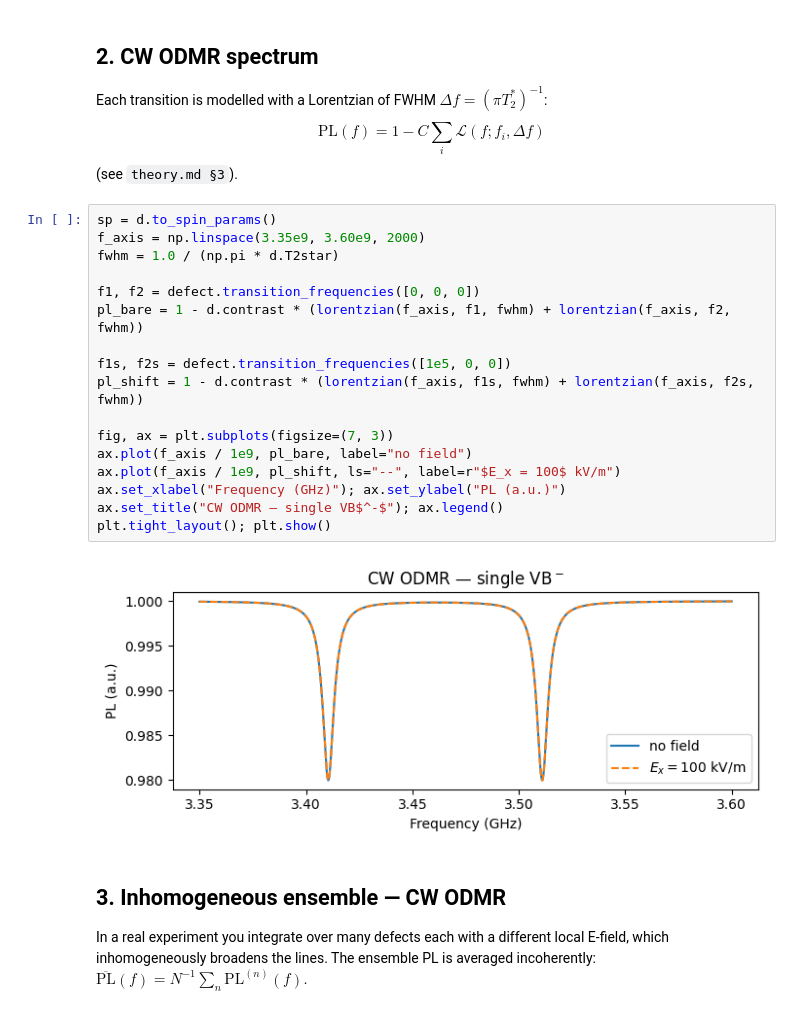
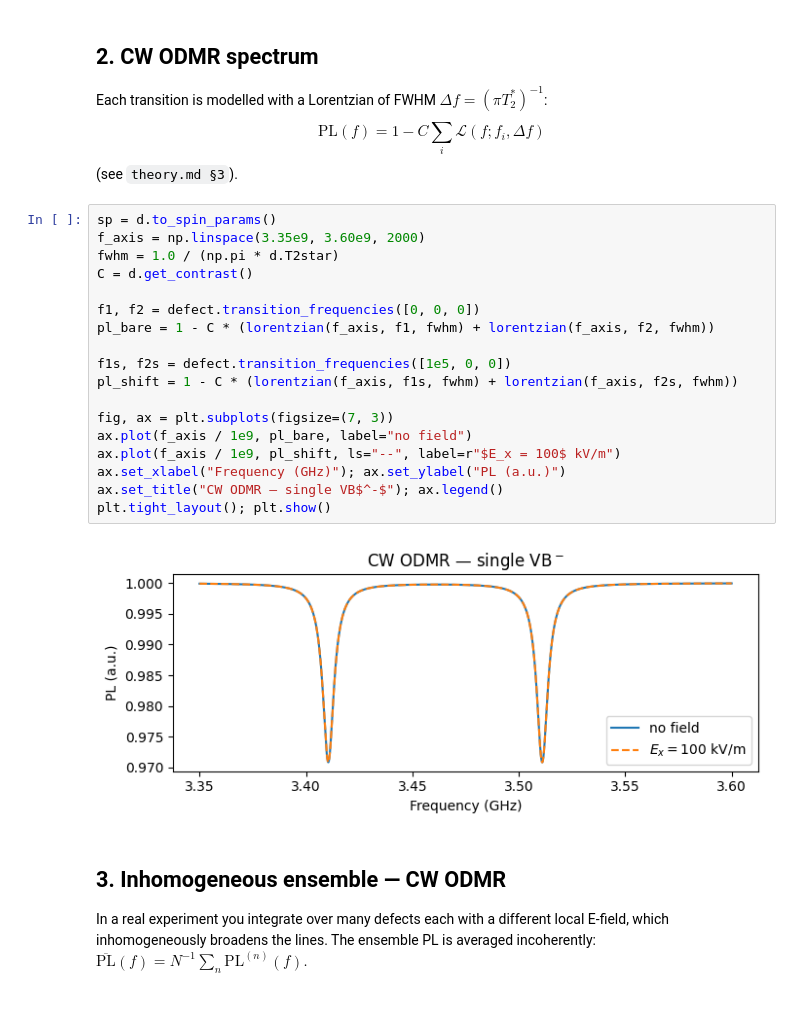
Before and after one commit to TobiasMKaufmann/SpinDefectSim, a Jupyter notebook: SpinDefectSim/quick_start.ipynb, the cells around one changed output. Drawn from its saved outputs; the diff is of its cells as text.

```diff
--- a/SpinDefectSim/quick_start.ipynb
+++ b/SpinDefectSim/quick_start.ipynb
@@ -80,22 +82,23 @@ $$\text{PL}(f) = 1 - C\sum_i \mathcal{L}(f; f_i, \Delta f)$$
 # %%
 sp = d.to_spin_params()
 f_axis = np.linspace(3.35e9, 3.60e9, 2000)
 fwhm = 1.0 / (np.pi * d.T2star)
+C = d.get_contrast()
 
 f1, f2 = defect.transition_frequencies([0, 0, 0])
-pl_bare = 1 - d.contrast * (lorentzian(f_axis, f1, fwhm) + lorentzian(f_axis, f2, fwhm))
+pl_bare = 1 - C * (lorentzian(f_axis, f1, fwhm) + lorentzian(f_axis, f2, fwhm))
 
 f1s, f2s = defect.transition_frequencies([1e5, 0, 0])
-pl_shift = 1 - d.contrast * (lorentzian(f_axis, f1s, fwhm) + lorentzian(f_axis, f2s, fwhm))
+pl_shift = 1 - C * (lorentzian(f_axis, f1s, fwhm) + lorentzian(f_axis, f2s, fwhm))
 
 fig, ax = plt.subplots(figsize=(7, 3))
 ax.plot(f_axis / 1e9, pl_bare, label="no field")
 ax.plot(f_axis / 1e9, pl_shift, ls="--", label=r"$E_x = 100$ kV/m")
 ax.set_xlabel("Frequency (GHz)"); ax.set_ylabel("PL (a.u.)")
 ax.set_title("CW ODMR — single VB$^-$"); ax.legend()
 plt.tight_layout(); plt.show()
 # %% [output]
-[figure, old version]
+[figure, new version]
 # %% [markdown]
 ## 3. Inhomogeneous ensemble — CW ODMR
 
```
Also changed, not shown: parts of 15 cells of this notebook, 18 other files.
